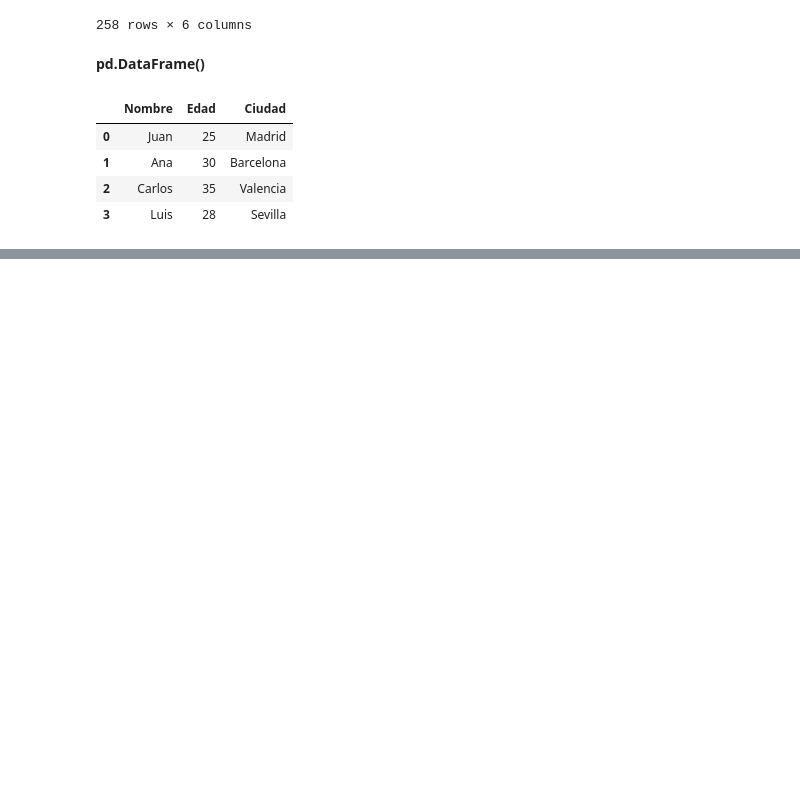
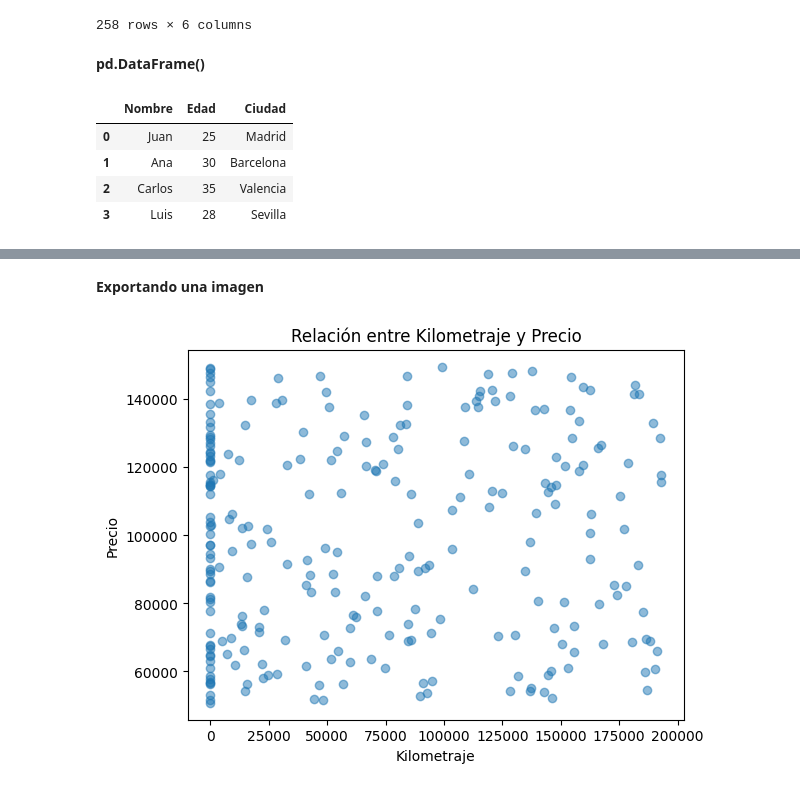
Before and after one commit to JoseAlRic/Python_Pandas, a Jupyter notebook: Python_Pandas.ipynb, the cells around one changed output, grey strips where cells are left out. Saved outputs shown, nothing was run; the diff lists cells and outputs as text; code cells hidden in the pictures; blank space fills up the shorter version.

```diff
--- a/Python_Pandas.ipynb
+++ b/Python_Pandas.ipynb
@@ -1047,0 +1882,20 @@ df
+# %% [markdown]
+**Exportando una imagen**
+# %%
+import matplotlib.pyplot as plt
+
+# Crear un gráfico de dispersión
+plt.scatter(dataset['Kilometraje'], dataset['Valor'], alpha=0.5)
+
+# Personalizar el gráfico
+plt.title('Relación entre Kilometraje y Precio')
+plt.xlabel('Kilometraje')
+plt.ylabel('Precio')
+
+# Guardar el gráfico en una imagen
+plt.savefig('grafico.png', dpi=300, bbox_inches='tight')
+
+# Mostrar el gráfico en pantalla (opcional)
+plt.show()
+# %% [output]
+[figure, added]
```
Also changed, not shown: parts of 161 cells of this notebook.
